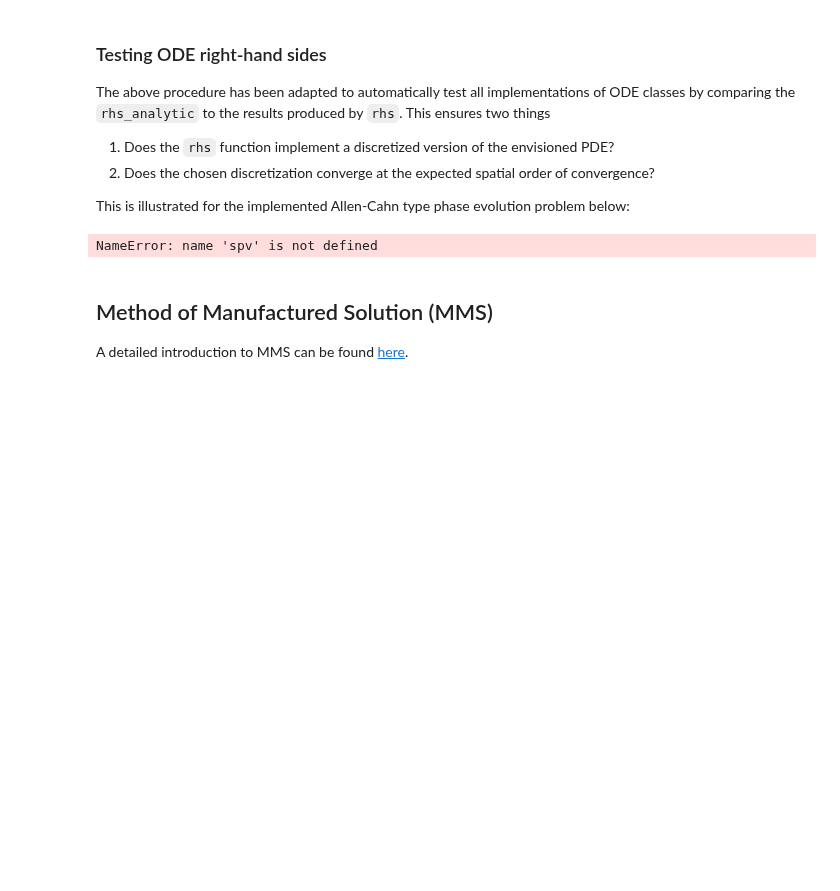
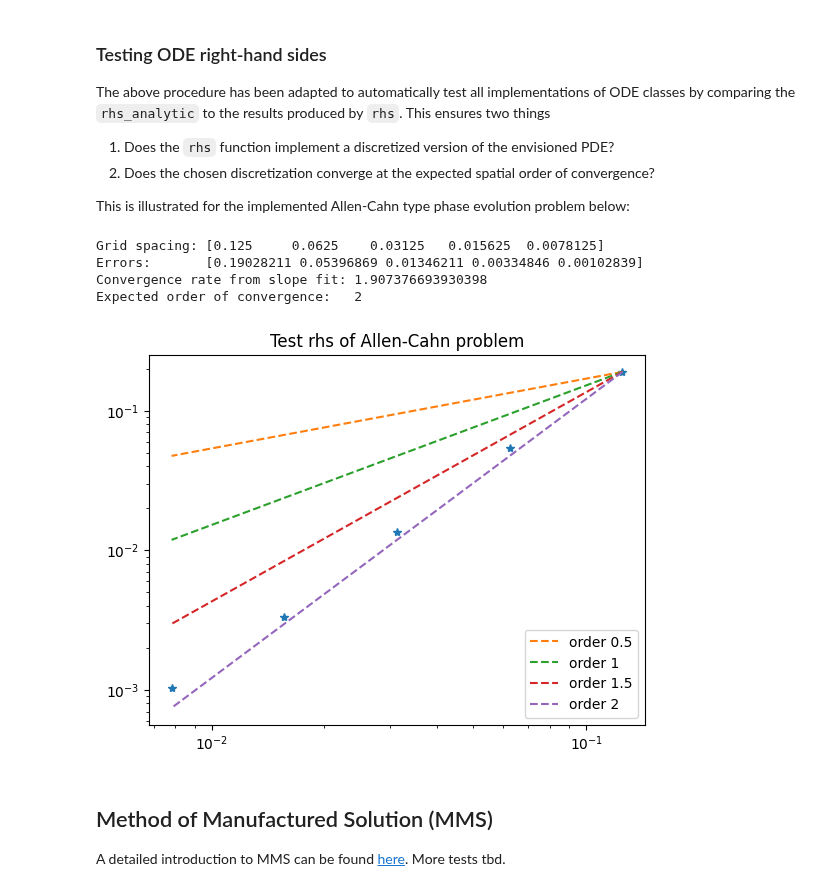
Before and after one commit to daubners/evoxels, a Jupyter notebook: docs/notebooks/10-appendix-convergence-testing.ipynb, the cells around one changed output. Saved outputs shown, nothing was run; the diff lists cells and outputs as text; code cells hidden in the pictures; blank space fills up the shorter version.

```diff
--- a/docs/notebooks/10-appendix-convergence-testing.ipynb
+++ b/docs/notebooks/10-appendix-convergence-testing.ipynb
@@ -211,37 +211,43 @@ This is illustrated for the implemented Allen-Cahn type phase evolution problem
 # %%
 from voxelsss.problem_definition import AllenCahnEquation
 from voxelsss.utils import rhs_convergence_test
-
+import sympy as sp
+import sympy.vector as spv
 
 CS = spv.CoordSys3D('CS')
 test_fun = 0.5 + 0.3 * sp.cos(4*sp.pi*CS.x)\
                      * sp.cos(2*sp.pi*CS.y)\
                      * (CS.z**2/2 - CS.z**3/3)
 
 dx, errors, slope, order = rhs_convergence_test(
-        ODE_class      = AllenCahnEquation,
-        problem_kwargs = {'eps': 3.0, 'curvature': 0.5},
-        test_function  = test_fun,
-        convention     = 'cell_center',
-        # dtype          = precision
-    )
+    ODE_class      = AllenCahnEquation,
+    problem_kwargs = {'eps': 3.0, 'curvature': 0.5},
+    test_function  = test_fun,
+    convention     = 'cell_center',
+    dtype          = 'float64'
+)
 
 print(f"Grid spacing: {dx}")
 print(f"Errors:       {errors}")
 print("Convergence rate from slope fit:", slope)
 print("Expected order of convergence:  ", order)
 
 plt.loglog(dx, errors,'*')
 plt.loglog(dx, errors[0]/dx[0]**0.5*dx**0.5, '--', label = 'order 0.5')
 plt.loglog(dx, errors[0]/dx[0]*dx,'--', label = 'order 1')
 plt.loglog(dx, errors[0]/dx[0]**1.5*dx**1.5,'--', label = 'order 1.5')
 plt.loglog(dx, errors[0]/dx[0]**2*dx**2,'--', label = 'order 2')
 plt.legend()
-plt.title(f'Test for full_rhs of Allen-Cahn problem')
+plt.title(f'Test rhs of Allen-Cahn problem')
 plt.show()
 # %% [output]
-NameError: name 'spv' is not defined
+Grid spacing: [0.125     0.0625    0.03125   0.015625  0.0078125]
+Errors:       [0.19028211 0.05396869 0.01346211 0.00334846 0.00102839]
+Convergence rate from slope fit: 1.907376693930398
+Expected order of convergence:   2
+[figure, added]
 # %% [markdown]
 ## Method of Manufactured Solution (MMS)
 
 A detailed introduction to MMS can be found [here](https://www.osti.gov/servlets/purl/759450-wLI4Ux/native/).
+More tests tbd.
```
